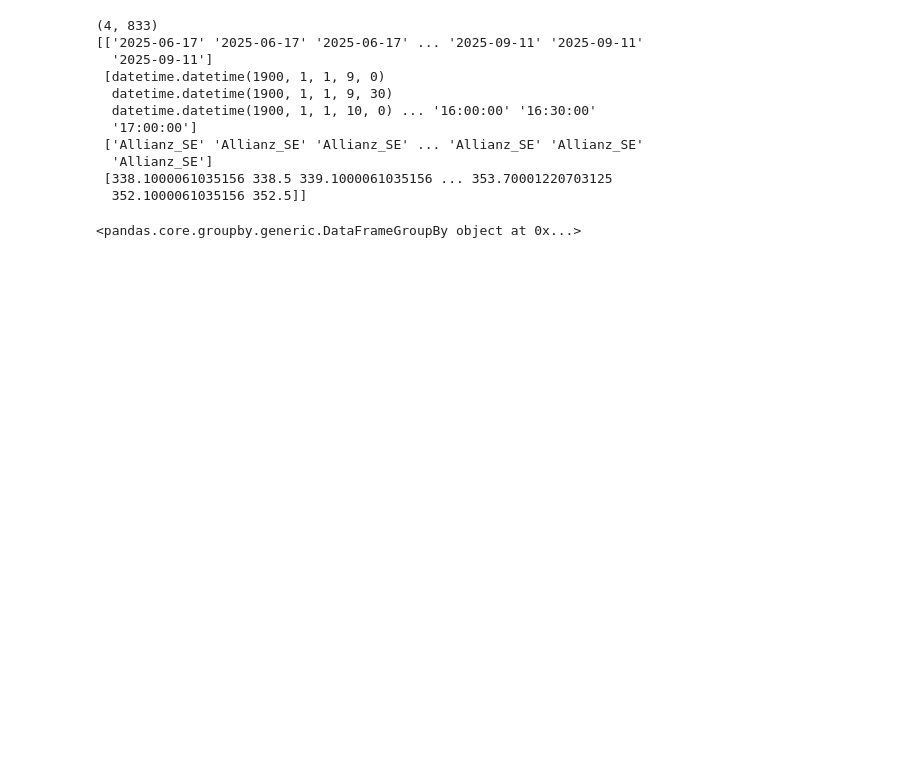
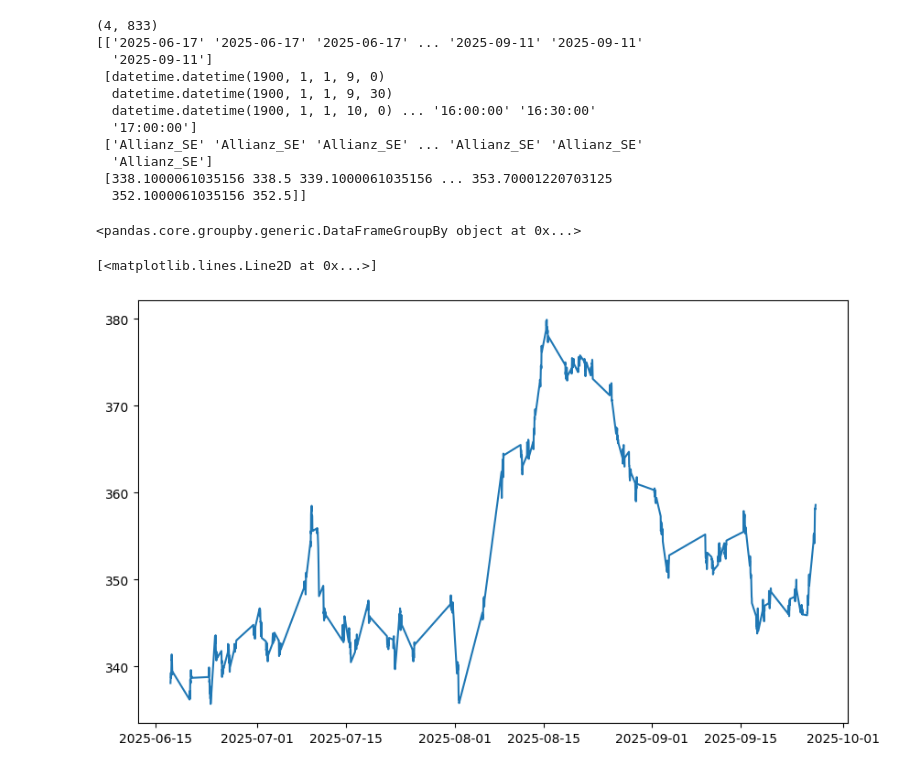
Before and after one commit to FelixSchunder/XetraIntraday, a Jupyter notebook: Auswertung.ipynb, the cells around one changed output. Drawn from its saved outputs; the diff is of its cells as text; code cells hidden in the pictures; blank space fills up the shorter version.

```diff
--- a/Auswertung.ipynb
+++ b/Auswertung.ipynb
@@ -35,3 +35,17 @@ auswertung('ALV_intraday.csv', 2)
  [338.1000061035156 338.5 339.1000061035156 ... 353.70001220703125
   352.1000061035156 352.5]]
 <pandas.core.groupby.generic.DataFrameGroupBy object at 0x...>
+# %%
+df = pd.read_csv('ALV_intraday.csv')
+df['Datum'] = pd.to_datetime(df['Datum'])
+df['Uhrzeit'] = pd.to_timedelta(df['Uhrzeit'])
+df['Timestamp'] = df['Datum'] + df['Uhrzeit']
+# print(df.head())
+Zeit = df['Timestamp'].to_numpy()
+Kurs = df['Kurs_EUR'].to_numpy()
+
+plt.figure(figsize=(10, 6))
+plt.plot(Zeit, Kurs)
+# %% [output]
+[<matplotlib.lines.Line2D at 0x...>]
+[figure, added]
```
Also changed, not shown: parts of 2 cells of this notebook.
